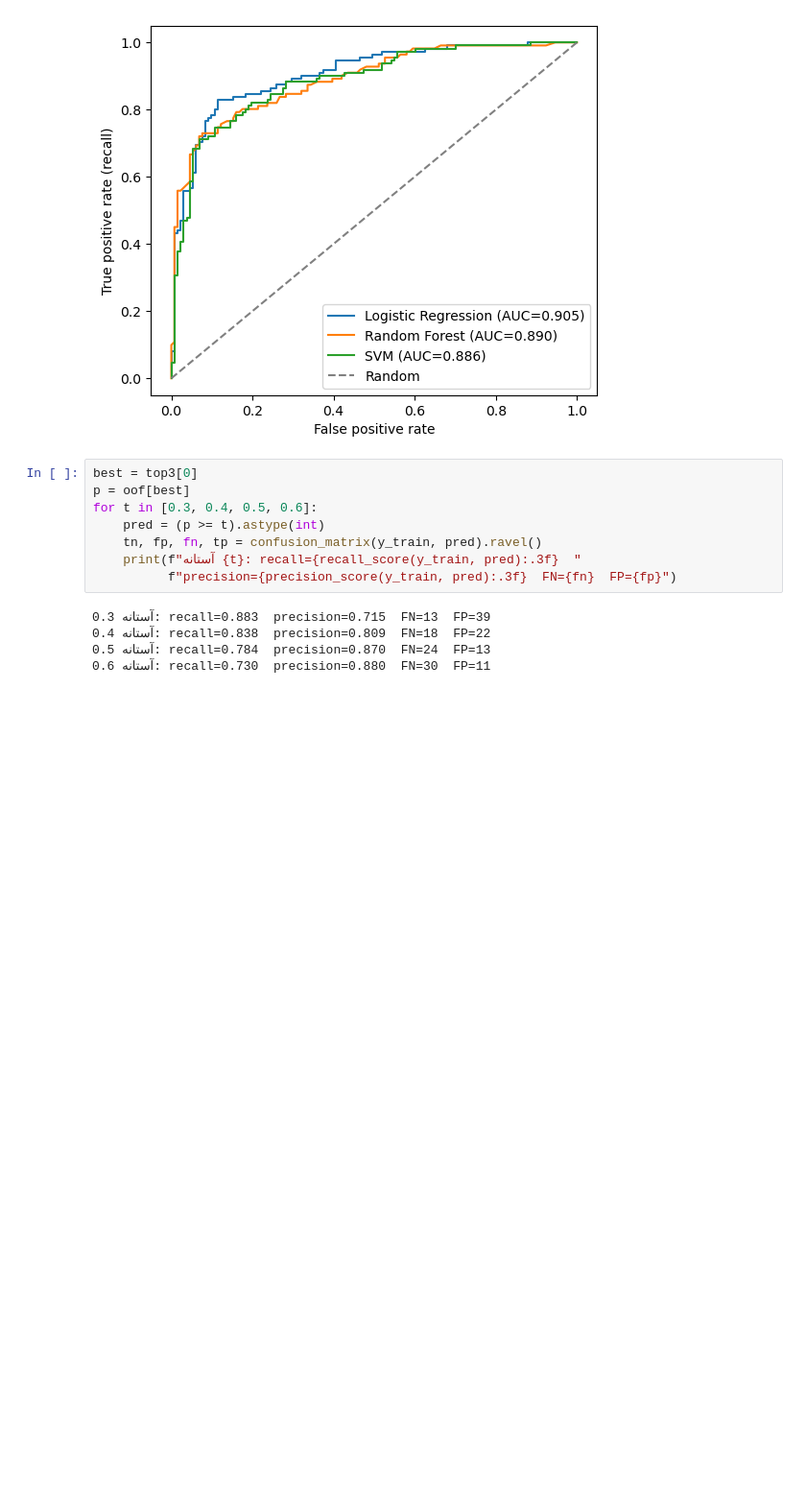
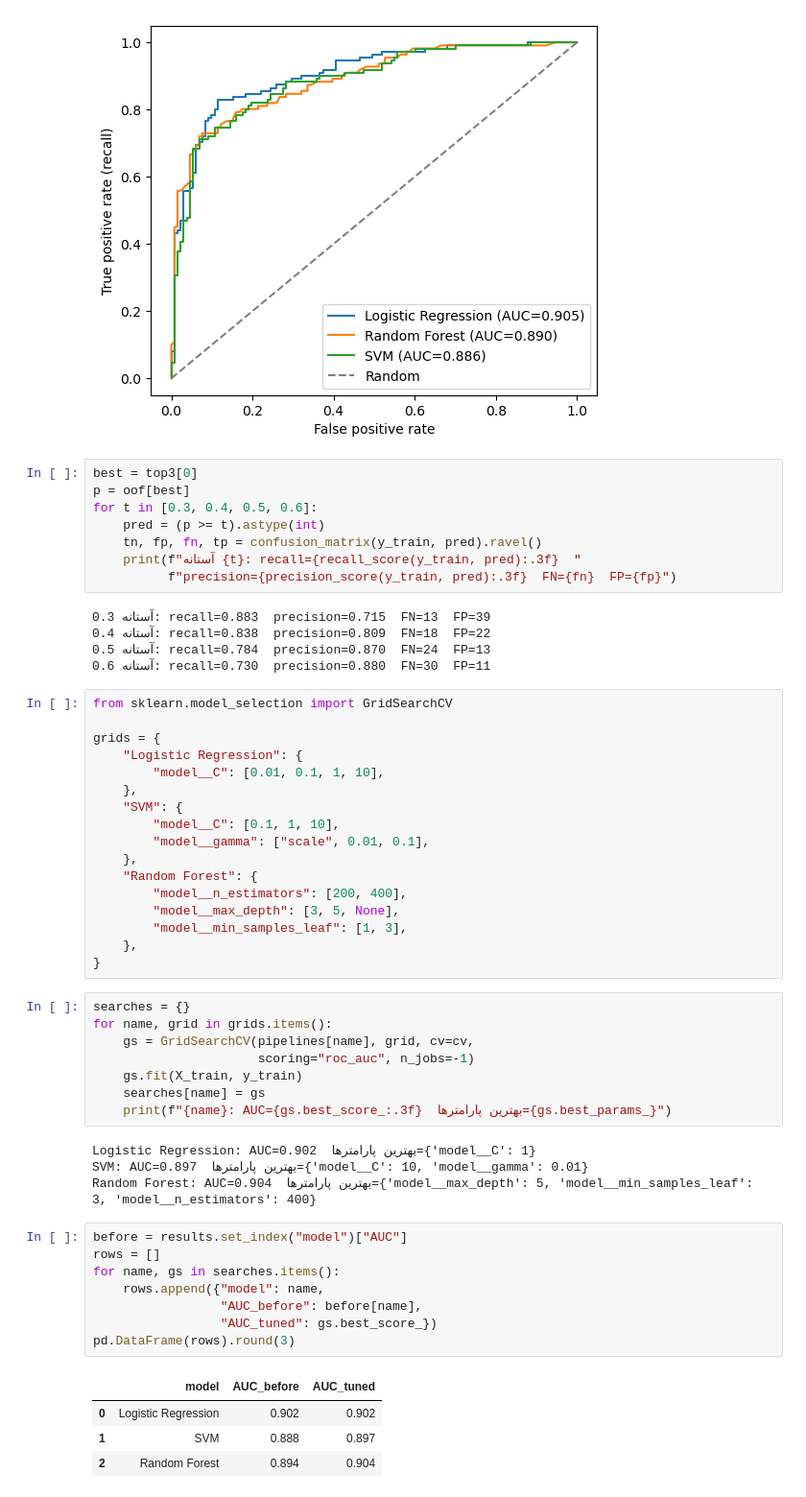
Before and after one commit to TahaAbbasi211/heart-disease-risk-prediction, a Jupyter notebook: notebooks/03_modeling.ipynb, the cells around one changed output. Shown at 96% size. Saved outputs shown, nothing was run; the diff lists cells and outputs as text; blank space fills up the shorter version.

```diff
--- a/notebooks/03_modeling.ipynb
+++ b/notebooks/03_modeling.ipynb
@@ -124,3 +124,45 @@ for t in [0.3, 0.4, 0.5, 0.6]:
 آستانه 0.4: recall=0.838  precision=0.809  FN=18  FP=22
 آستانه 0.5: recall=0.784  precision=0.870  FN=24  FP=13
 آستانه 0.6: recall=0.730  precision=0.880  FN=30  FP=11
+# %%
+from sklearn.model_selection import GridSearchCV
+
+grids = {
+    "Logistic Regression": {
+        "model__C": [0.01, 0.1, 1, 10],
+    },
+    "SVM": {
+        "model__C": [0.1, 1, 10],
+        "model__gamma": ["scale", 0.01, 0.1],
+    },
+    "Random Forest": {
+        "model__n_estimators": [200, 400],
+        "model__max_depth": [3, 5, None],
+        "model__min_samples_leaf": [1, 3],
+    },
+}
+# %%
+searches = {}
+for name, grid in grids.items():
+    gs = GridSearchCV(pipelines[name], grid, cv=cv,
+                      scoring="roc_auc", n_jobs=-1)
+    gs.fit(X_train, y_train)
+    searches[name] = gs
+    print(f"{name}: AUC={gs.best_score_:.3f}  بهترین پارامترها={gs.best_params_}")
+# %% [output]
+Logistic Regression: AUC=0.902  بهترین پارامترها={'model__C': 1}
+SVM: AUC=0.897  بهترین پارامترها={'model__C': 10, 'model__gamma': 0.01}
+Random Forest: AUC=0.904  بهترین پارامترها={'model__max_depth': 5, 'model__min_samples_leaf': 3, 'model__n_estimators': 400}
+# %%
+before = results.set_index("model")["AUC"]
+rows = []
+for name, gs in searches.items():
+    rows.append({"model": name,
+                 "AUC_before": before[name],
+                 "AUC_tuned": gs.best_score_})
+pd.DataFrame(rows).round(3)
+# %% [output]
+|  | model | AUC_before | AUC_tuned |
+| 0 | Logistic Regression | 0.902 | 0.902 |
+| 1 | SVM | 0.888 | 0.897 |
+| 2 | Random Forest | 0.894 | 0.904 |
```
Also changed, not shown: parts of 1 cell of this notebook.
